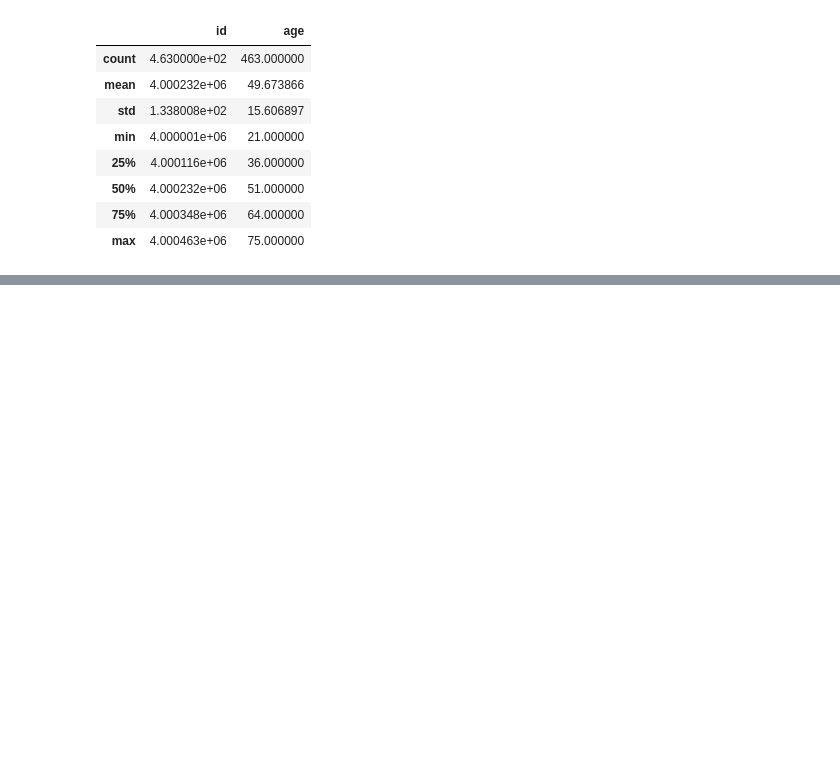
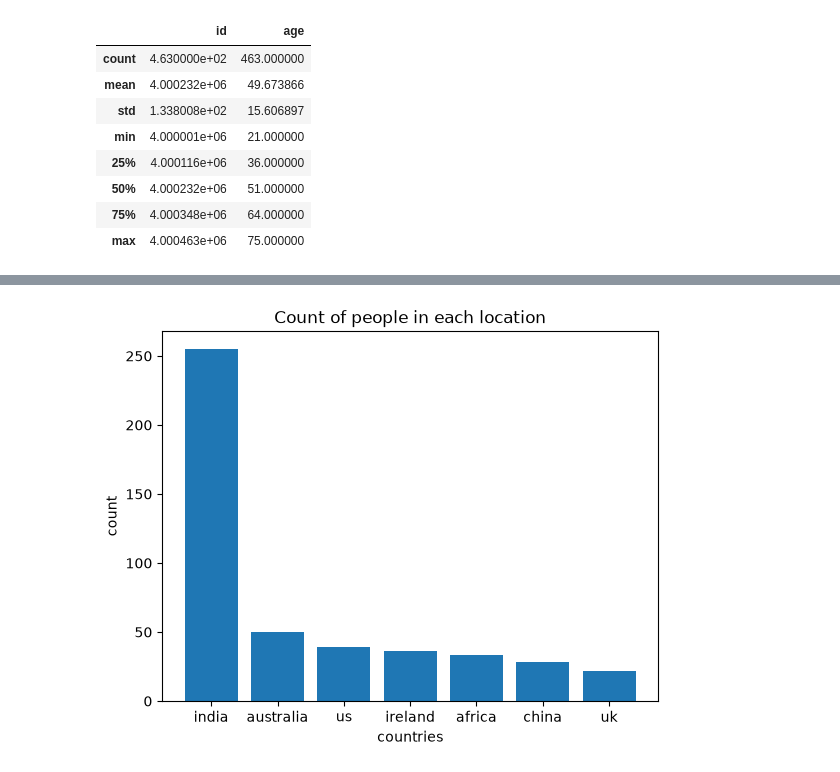
Before and after one commit to UnnimayaVAshok/Data_Science, a Jupyter notebook: EDA/employee_works/employee.ipynb, the cells around one changed output, grey strips where cells are left out. Cells and saved outputs as stored; diff of their text form; code cells hidden in the pictures; blank space fills up the shorter version.

```diff
--- a/EDA/employee_works/employee.ipynb
+++ b/EDA/employee_works/employee.ipynb
@@ -54,0 +478,6 @@ df.describe()
+# %%
+# create a bar chart with total number of people in each location
+result = df.groupby("location")["id"].size()
+result = df.groupby("location")["id"].count()
+result = df["location"].value_counts()
+result
@@ -54,0 +494,8 @@ df.describe()
+# %%
+plt.bar(result.index,result.values)
+plt.title("Count of people in each location")
+plt.xlabel("countries")
+plt.ylabel("count")
+plt.show()
+# %% [output]
+[figure, added]
```
Also changed, not shown: parts of 32 cells of this notebook, 16 other files.
